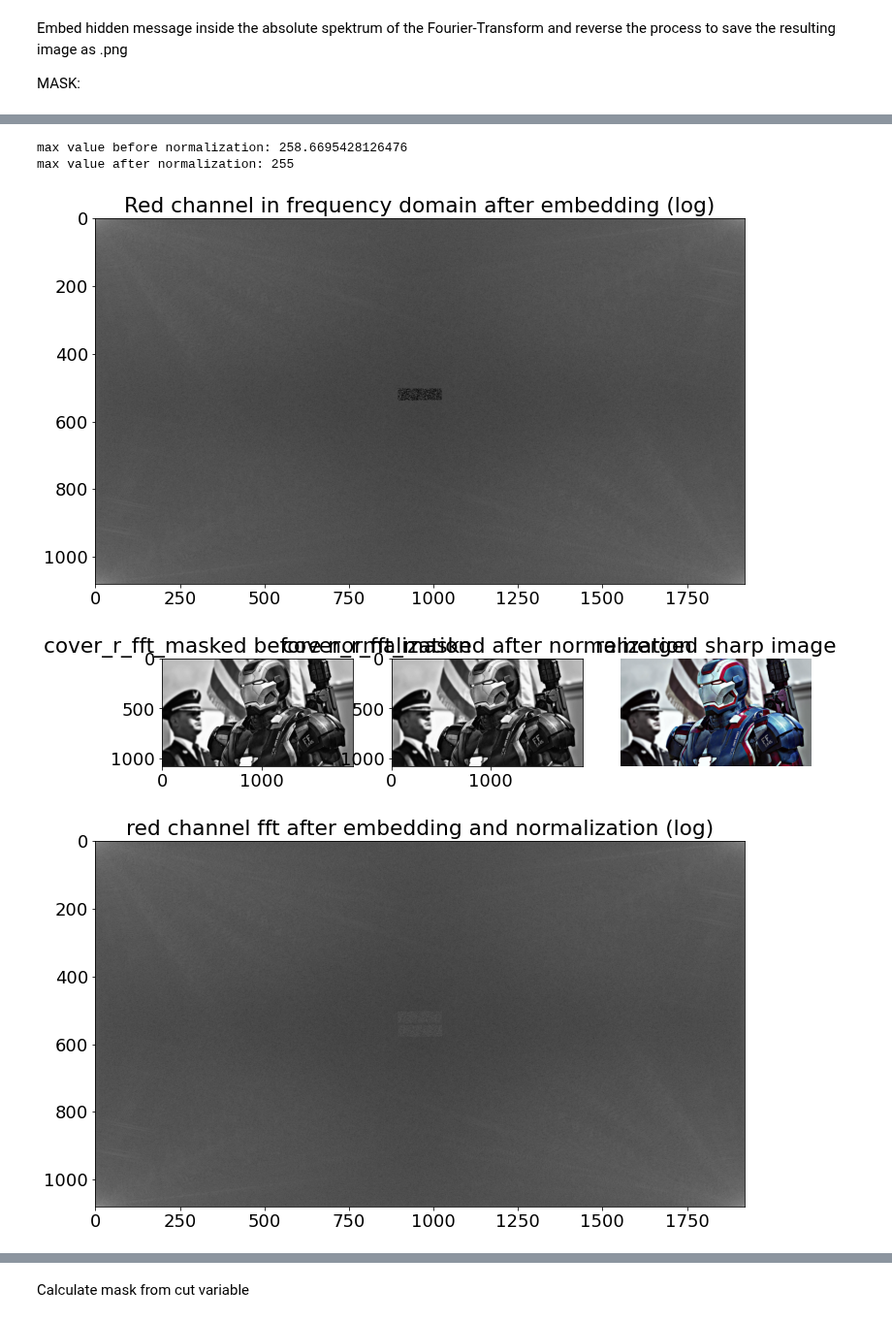
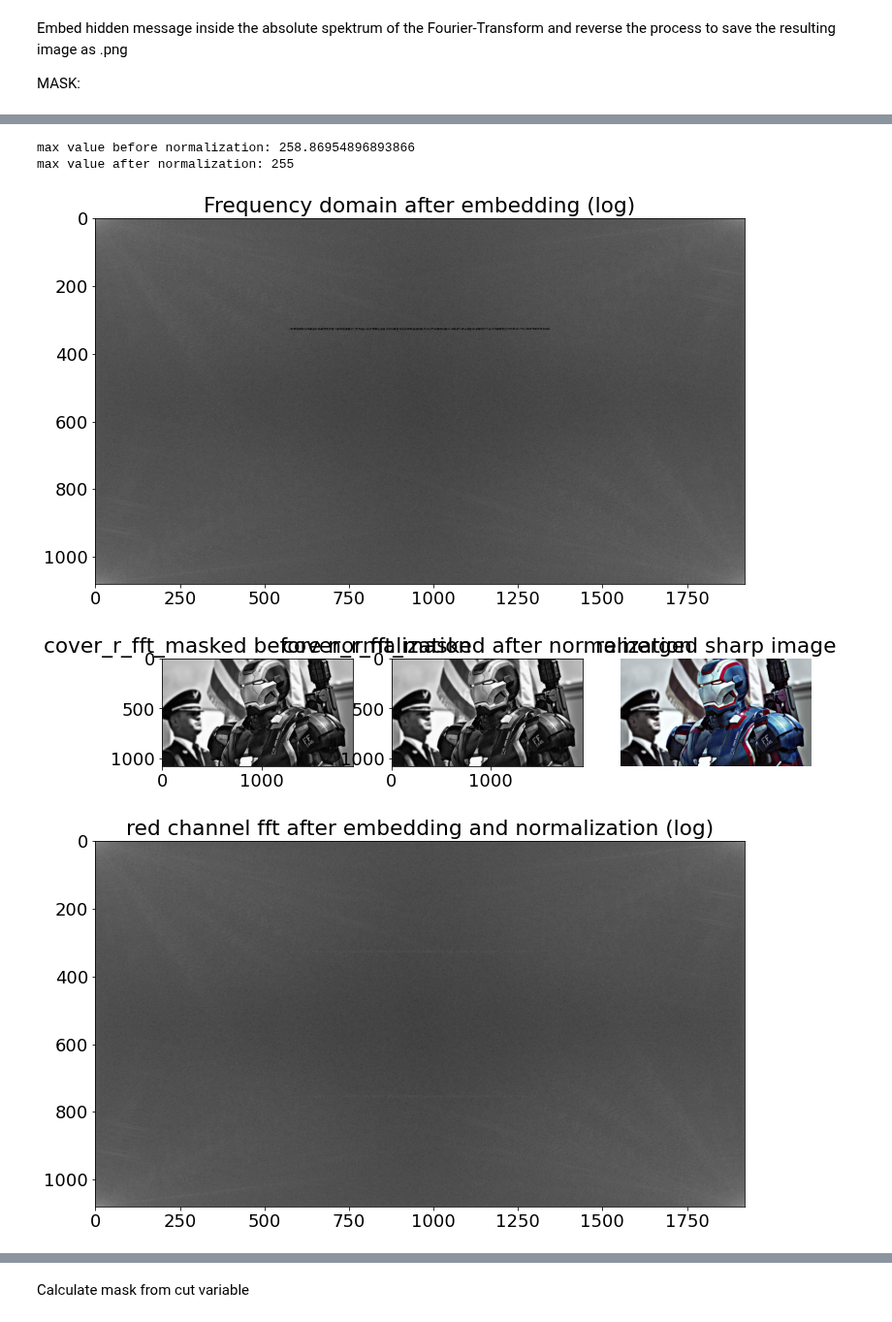
Before and after one commit to PIX3LFLUX/Steganosaurus, a Jupyter notebook: FFT_stego_sharp.ipynb, the cells around one changed output, grey strips where cells are left out. Shown at 97% size. Saved outputs shown, nothing was run; the diff lists cells and outputs as text; code cells hidden in the pictures.

Commit message:
combined search and finder algorithm reduced complexity by removing parameters and replacing them with global variables optimal cut value is now only an option

```diff
--- a/FFT_stego_sharp.ipynb
+++ b/FFT_stego_sharp.ipynb
@@ -112,9 +112,16 @@ gain = 50000
 bin_encoded =  text_to_bits_int(string, gain)
 print("bin_encoded:", bin_encoded[:20])
 
-def create_FFTmask(columns, rows, message):
+def create_FFTmask(columns, rows, message, optcut = None):
     # calculate minimum part to be cut and add another 3% because of rounding errors and for "safety"
     cut = np.sqrt(2*len(message)/(rows*columns))*1.03
+    if cut > 0.7:
+        raise Exception("The message is too large. Major distortions are to be expected.")
+    if not optcut:
+        if cut > 0.4:
+            raise Exception("The message is too large. Major distortions are to be expected.")
+        else:
+            cut = 0.4
 
     #cut off high frequencies from R channel
     mask = np.full((rows, columns), True)
@@ -135,9 +142,9 @@ def create_FFTmask(columns, rows, message):
 
     return mask, cut
 
-cover_r_fft_mask, cut = create_FFTmask(*(image.size), bin_encoded)
+cover_fft_mask, cut = create_FFTmask(*(image.size), bin_encoded)
 
-cover_r_fft_masked = np.abs(np.fft.fft2(Rot))*cover_r_fft_mask
+cover_r_fft_masked = np.abs(np.fft.fft2(Rot))*cover_fft_mask
 im = Image.fromarray(20*np.log10(cover_r_fft_masked))
 plt.figure()
 plt.imshow(im)
@@ -169,29 +176,18 @@ def embedBin2FFT(cover_channel, mask, message):
                     # print(cover_r_fft_abs[i,j])
                     counter+=1
 
-    # # mirror reverse loop
-    # counter = 0
-    # for i in range(cover_rows-1, -1, -1):
-    #     for j in range(cover_cols-1, -1, -1):
-    #         if cover_r_fft_mask[i,j]==0:
-    #             if counter < len(bin_encoded):
-    #                 cover_r_fft_abs[i,j]=bin_encoded[counter]
-    #                 counter+=1
-
-
     # plot absolute after embedding information
     im = Image.fromarray(20*np.log10(fft_abs))
     plt.figure()
     plt.imshow(im)
-    plt.title("Red channel in frequency domain after embedding (log)")
+    plt.title("Frequency domain after embedding (log)")
 
-    #IFFT on R channel. Take filtered absolute and inverse with original phase, imaginary part should be negligable
-    cover_r_masked = np.fft.ifft2(fft_abs*np.exp(1j*np.angle(fft))).real
-    # print(cover_r_masked)
-    return cover_r_masked
+    #IFFT on single channel. Take filtered absolute and inverse with original phase, imaginary part should be negligable
+    cover_masked = np.fft.ifft2(fft_abs*np.exp(1j*np.angle(fft))).real
+    return cover_masked
 
 # get channel with embedded binary data
-cover_r_masked = embedBin2FFT(Rot, cover_r_fft_mask, bin_encoded)
+cover_r_masked = embedBin2FFT(Rot, cover_fft_mask, bin_encoded)
 
 # normalize output
 cover_r_masked_norm = convert(cover_r_masked, 0,255, np.uint8)
@@ -217,34 +213,34 @@ plt.title("remerged sharp image")
 
 print("max value before normalization:", np.max(cover_r_masked))
 print("max value after normalization:", np.max(cover_r_masked_norm))
 
 
 sanity_check = Image.fromarray(20*np.log10(np.abs(np.fft.fft2(cover_r_masked_norm))))
 plt.figure()
 plt.imshow(sanity_check, cmap="gray")
 plt.title("red channel fft after embedding and normalization (log)")
 
 
 # plot histograms
 cover_r_hist = Rot.histogram()
 stego_r_hist = stego_img.split()[0].histogram()
 diff_r_hist = np.abs(np.subtract(np.array(cover_r_hist),np.array(stego_r_hist)))
 plt.figure(figsize=(10,10))
 plt.subplot(311)
 plt.tight_layout()
 plt.bar(np.arange(len(cover_r_hist)), cover_r_hist)
 plt.title("Histogram red channel cover")
 plt.subplot(312)
 plt.bar(np.arange(len(stego_r_hist)), stego_r_hist)
 plt.title("Histogram red channel stego")
 plt.subplot(313)
 plt.bar(np.arange(len(diff_r_hist)), diff_r_hist, color="red")
 plt.title("absolute difference")
 
 im = stego_img.save("ImageSources\\Steganograms\\remerged_sharp.png")     #save image as png
 # %% [output]
-max value before normalization: 258.6695428126476
+max value before normalization: 258.86954896893866
 max value after normalization: 255
-[figure, old version]
+[figure, new version]
 [figure]
 [figure]
```
Also changed, not shown: parts of 7 cells of this notebook, 2 other files.
